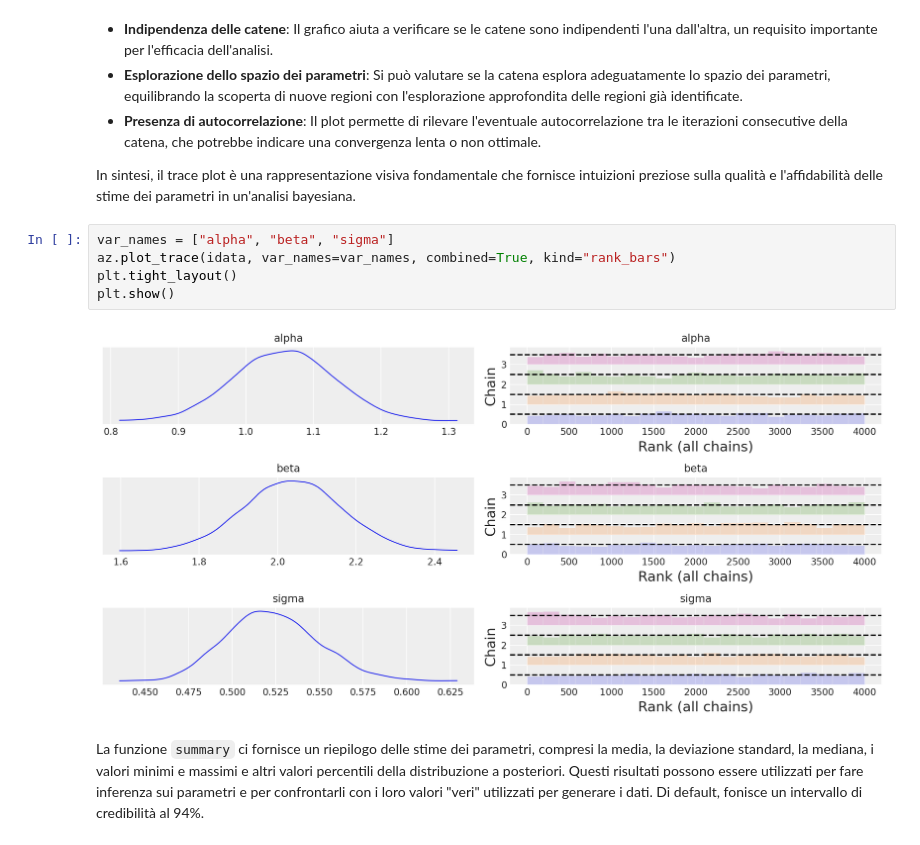
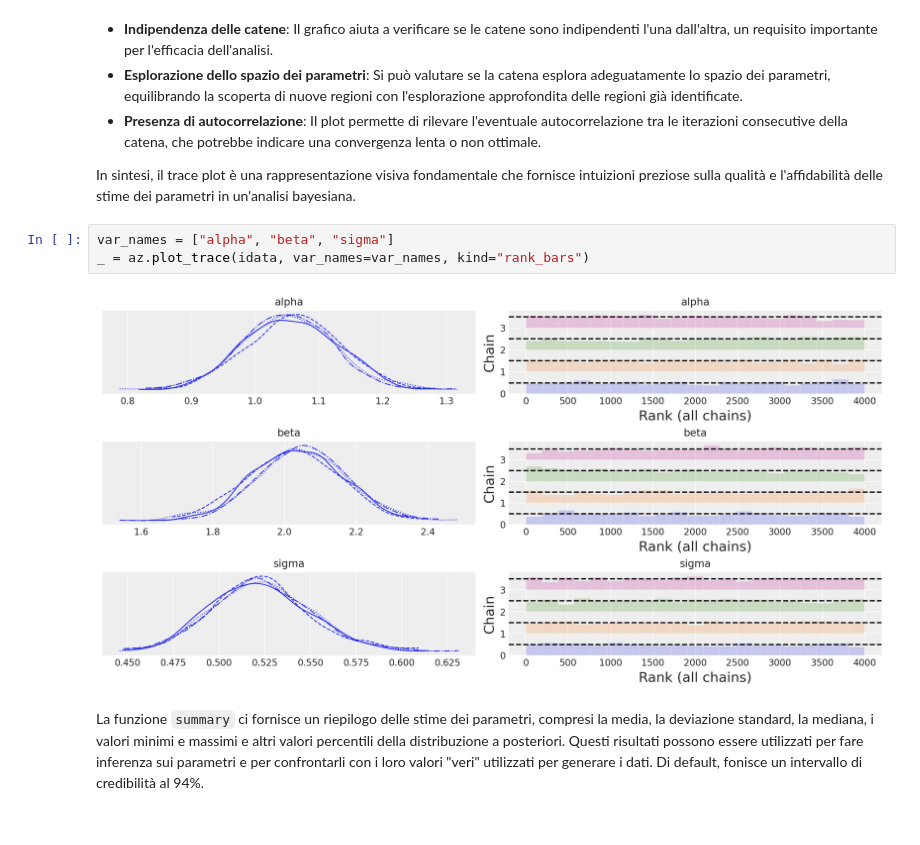
Before and after one commit to ccaudek/ds4p, a Jupyter notebook: _sources/chapter_5/05_reglin_2.ipynb, the cells around one changed output. Drawn from its saved outputs; the diff is of its cells as text.

```diff
--- a/_sources/chapter_5/05_reglin_2.ipynb
+++ b/_sources/chapter_5/05_reglin_2.ipynb
@@ -441,11 +441,9 @@ Il trace plot è un tipo di grafico specifico che rappresenta l'evoluzione della
 In sintesi, il trace plot è una rappresentazione visiva fondamentale che fornisce intuizioni preziose sulla qualità e l'affidabilità delle stime dei parametri in un'analisi bayesiana.
 # %%
 var_names = ["alpha", "beta", "sigma"]
-az.plot_trace(idata, var_names=var_names, combined=True, kind="rank_bars")
-plt.tight_layout()
-plt.show()
+_ = az.plot_trace(idata, var_names=var_names, kind="rank_bars")
 # %% [output]
-[figure, old version]
+[figure, new version]
 # %% [markdown]
 La funzione `summary` ci fornisce un riepilogo delle stime dei parametri, compresi la media, la deviazione standard, la mediana, i valori minimi e massimi e altri valori percentili della distribuzione a posteriori. Questi risultati possono essere utilizzati per fare inferenza sui parametri e per confrontarli con i loro valori "veri" utilizzati per generare i dati. Di default, fonisce un intervallo di credibilità al 94%.
 # %%
```
Also changed, not shown: parts of 11 cells of this notebook, 17 other files.
